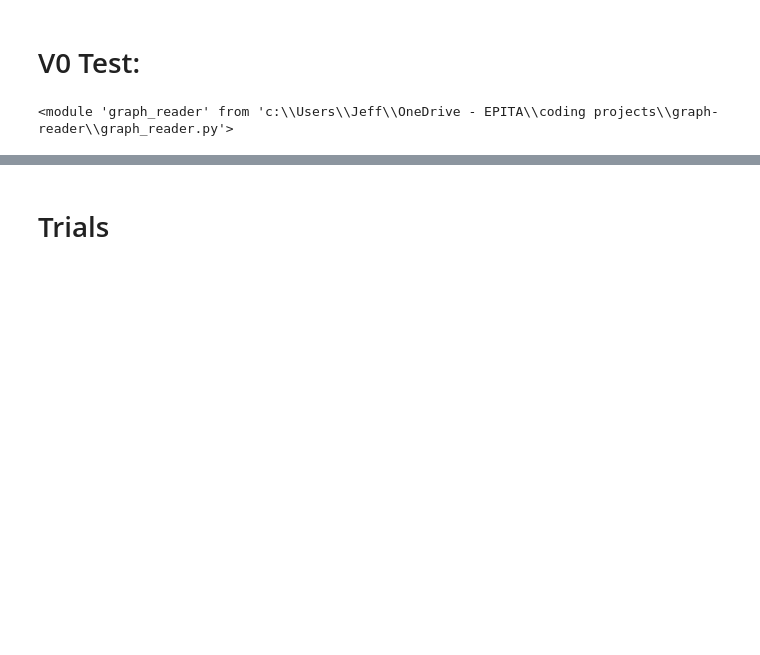
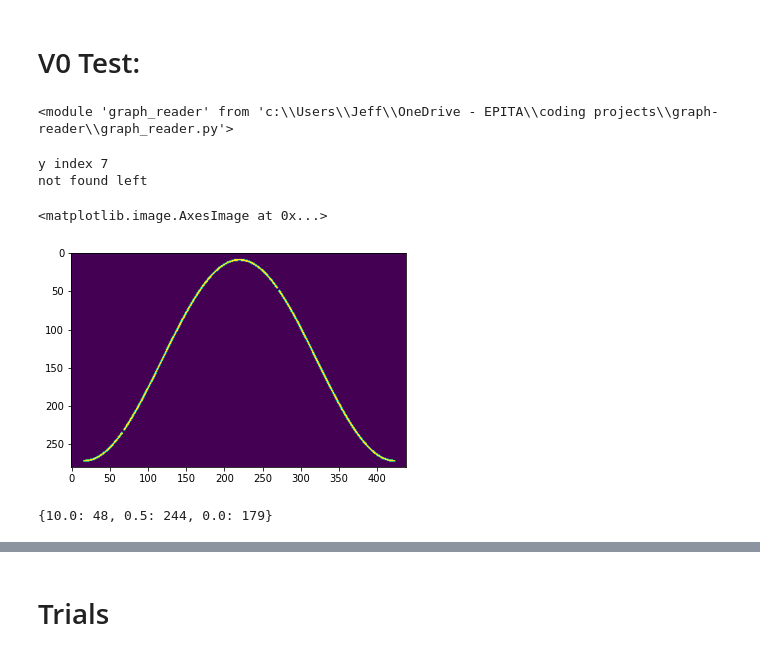
Before and after one commit to SsayanJ/graph-reader, a Jupyter notebook: sandbox.ipynb, the cells around one changed output, grey strips where cells are left out. Drawn from its saved outputs; the diff is of its cells as text; code cells hidden in the pictures; blank space fills up the shorter version.

```diff
--- a/sandbox.ipynb
+++ b/sandbox.ipynb
@@ -66,12 +66,25 @@ reload(graph_reader)
 <module 'graph_reader' from 'c:\\Users\\Jeff\\OneDrive - EPITA\\coding projects\\graph-reader\\graph_reader.py'>
 # %%
 sample_line = r"sample_graphs\double_sincos.png"
-sample_line = r"sample_graphs\lineaire_multiple_sans_legende.png"
-sample_line = r"sample_graphs\tiretee.png"
-sample_line = r"sample_graphs\double_tiretee_simple.png"
+# sample_line = r"sample_graphs\lineaire_multiple_sans_legende.png"
+# sample_line = r"sample_graphs\tiretee.png"
+# sample_line = r"sample_graphs\double_tiretee_simple.png"
 
 gr = graph_reader.GraphReader()
-gr.from_image(sample_line, 300)
+# gr.from_image(sample_line, nb_points=300, automatic_scale=False, x_min_value=0, x_max_value=5,y_min_value=0,y_max_value=25)
+gr.from_image(sample_line, nb_points=300)
+# %% [output]
+y index 7
+not found left
+# %%
+plt.imshow(gr.mask_curve_roi==1)
+# %% [output]
+<matplotlib.image.AxesImage at 0x...>
+[figure, added]
+# %%
+gr.y_axis_matching
+# %% [output]
+{10.0: 48, 0.5: 244, 0.0: 179}
 # %%
 gr.display_graph()
 # %% [output]
```
Also changed, not shown: parts of 12 cells of this notebook, 4 other files.
